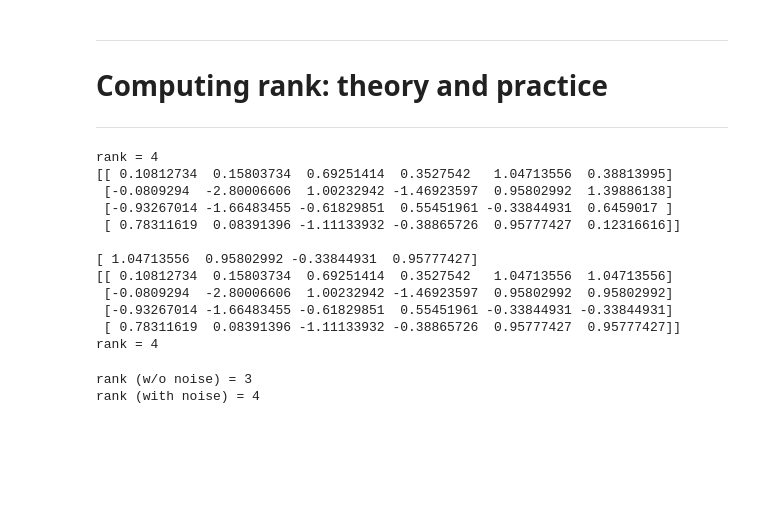
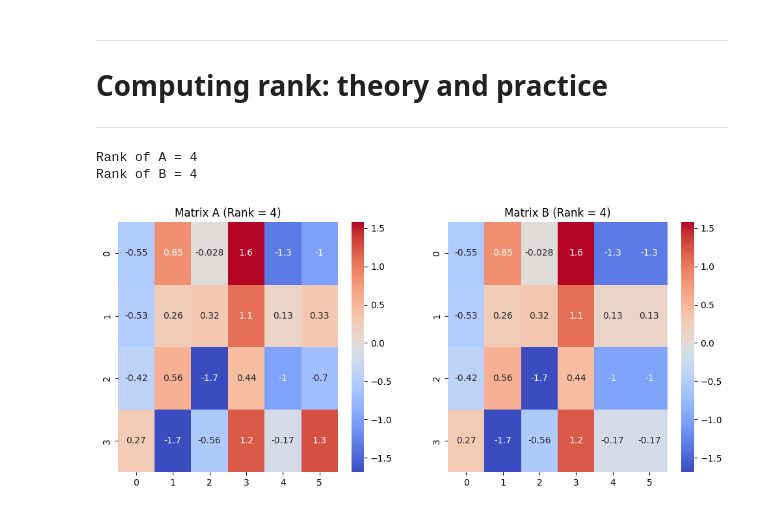
Before and after one commit to SiracencoSerghei/linear_algebra, a Jupyter notebook: 2.3_Matrix_RANK/2.3_1_teory_practice.ipynb, the cells around one changed output. Saved outputs shown, nothing was run; the diff lists cells and outputs as text; code cells hidden in the pictures; blank space fills up the shorter version.

```diff
--- a/2.3_Matrix_RANK/2.3_1_teory_practice.ipynb
+++ b/2.3_Matrix_RANK/2.3_1_teory_practice.ipynb
@@ -7,56 +7,39 @@ import math
 # Computing rank: theory and practice
 ---
 # %%
-# make a matrix
+
+# Set the dimensions
 m = 4
 n = 6
 
-# create a random matrix
-A = np.random.randn(m,n)
+# Create a random matrix A
+A = np.random.randn(m, n)
 
-# what is the largest possible rank?
+# Calculate the rank of A
 ra = np.linalg.matrix_rank(A)
-print('rank = ' + str(ra))
+print('Rank of A = ' + str(ra))
 
-# set last column to be repeat of penultimate column
-B = A
-print(B), print(' ')
-B[:,-1] = B[:,-2]
-print(B[:,-1])
-print(B)
+# Set last column to be a repeat of the penultimate column
+B = A.copy()  # Use copy to avoid changing A
+B[:, -1] = B[:, -2]
 
+# Calculate the rank of B
 rb = np.linalg.matrix_rank(B)
-print('rank = ' + str(rb))
+print('Rank of B = ' + str(rb))
+
+# Visualization
+fig, axes = plt.subplots(1, 2, figsize=(12, 5))
+
+# Plot matrix A
+sns.heatmap(A, annot=True, cmap="coolwarm", cbar=True, ax=axes[0])
+axes[0].set_title(f"Matrix A (Rank = {ra})")
+
+# Plot matrix B
+sns.heatmap(B, annot=True, cmap="coolwarm", cbar=True, ax=axes[1])
+axes[1].set_title(f"Matrix B (Rank = {rb})")
+
+plt.show()
 # %% [output]
-rank = 4
-[[ 0.10812734  0.15803734  0.69251414  0.3527542   1.04713556  0.38813995]
- [-0.0809294  -2.80006606  1.00232942 -1.46923597  0.95802992  1.39886138]
- [-0.93267014 -1.66483455 -0.61829851  0.55451961 -0.33844931  0.6459017 ]
- [ 0.78311619  0.08391396 -1.11133932 -0.38865726  0.95777427  0.12316616]]
-
-[ 1.04713556  0.95802992 -0.33844931  0.95777427]
-[[ 0.10812734  0.15803734  0.69251414  0.3527542   1.04713556  1.04713556]
- [-0.0809294  -2.80006606  1.00232942 -1.46923597  0.95802992  0.95802992]
- [-0.93267014 -1.66483455 -0.61829851  0.55451961 -0.33844931 -0.33844931]
- [ 0.78311619  0.08391396 -1.11133932 -0.38865726  0.95777427  0.95777427]]
-rank = 4
+Rank of A = 4
+Rank of B = 4
+[figure, added]
-# %%
-## adding noise to a rank-deficient matrix
-
-# square for convenience
-A = np.round( 10*np.random.randn(m,m) )
-
-# reduce the rank
-A[:,-1] = A[:,-2]
-
-# noise level
-noiseamp = .001
-
-# add the noise
-B = A + noiseamp*np.random.randn(m,m)
-
-print('rank (w/o noise) = ' + str(np.linalg.matrix_rank(A)))
-print('rank (with noise) = ' + str(np.linalg.matrix_rank(B)))
-# %% [output]
-rank (w/o noise) = 3
-rank (with noise) = 4
```
Also changed, not shown: parts of 2 cells of this notebook.
